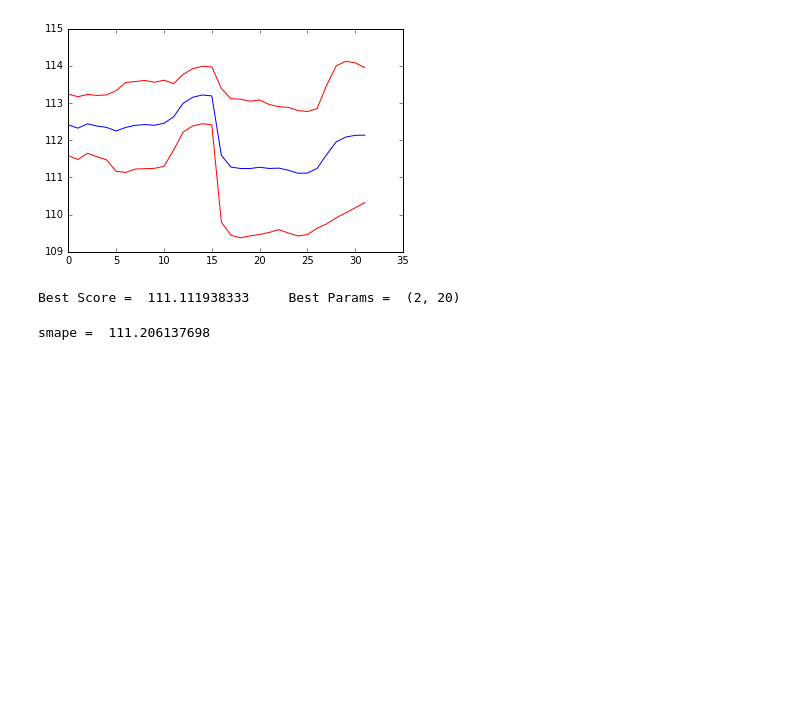
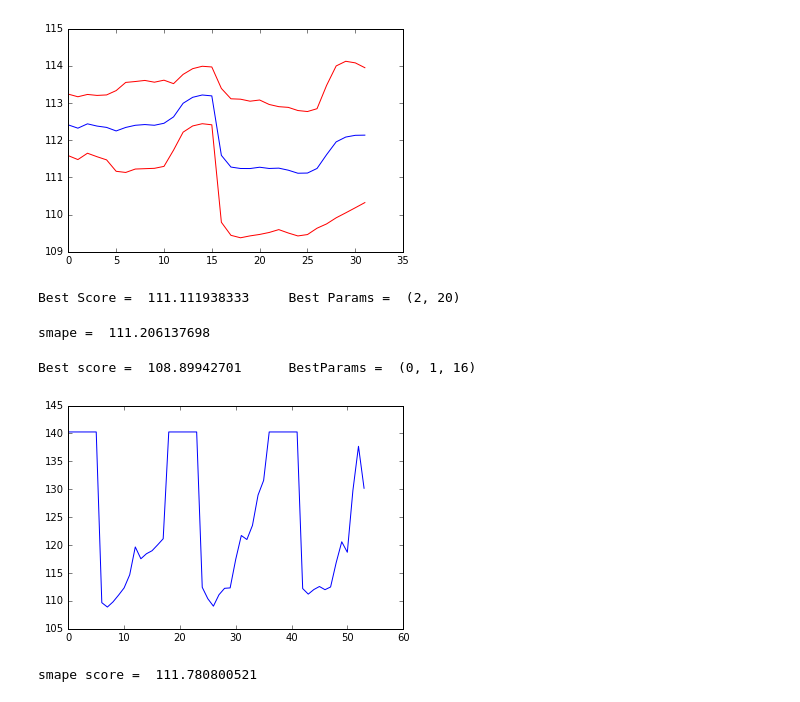
Before and after one commit to MatthewMcGonagle/KaggleWikiTraffic, a Jupyter notebook: SimpleValidation.ipynb, the cells around one changed output. Drawn from its saved outputs; the diff is of its cells as text; code cells hidden in the pictures; blank space fills up the shorter version.

Commit message:
Extra parameter search over time powers, polynomial powers, and window size. Still need to add in finer scale cross validation search.

```diff
--- a/SimpleValidation.ipynb
+++ b/SimpleValidation.ipynb
@@ -291,3 +289,54 @@ Y_predict = model.predict(X_test)
 print('smape = ', smape(Y_predict, Y_test))
 # %% [output]
 smape =  111.206137698
+# %%
+# Now let's do a rough validation search including the powers put into the pre-transformer.
+
+windowStep = 8
+nWindowSteps = 7
+maxTimePower = 3
+maxPolyPower = 3
+
+windowSizes = np.arange(windowStep, nWindowSteps * windowStep, windowStep)
+timePowers = np.arange(maxTimePower)
+polyPowers = np.arange(maxPolyPower)
+
+hyperparams = [(x, y, z) for x in timePowers for y in polyPowers for z in windowSizes]
+
+model = Pipeline([ ('pre', FunctionTransformer(windowsMultiPower)),
+                   ('poly', PolynomialFeatures()),
+                   ('linear', LinearRegression()) ])
+
+scores = np.empty(0)
+bestScore = 1000
+bestParams = None
+
+for tPower, polyPower, size in hyperparams:
+    model.set_params(pre__kw_args = {'windowT' : size, 'power' : tPower},
+                     poly__degree = polyPower)
+    model.fit(X_train, Y_train)
+    Y_predict = model.predict(X_valid)
+    thisScore = smape(Y_predict, Y_valid)
+    scores = np.append(scores, thisScore)
+    if thisScore < bestScore:
+        bestScore = thisScore
+        bestParams = (tPower, polyPower, size)
+
+print('Best score = ', bestScore, '\tBestParams = ', bestParams)
+plt.plot(scores)
+plt.show()
+# %% [output]
+Best score =  108.89942701      BestParams =  (0, 1, 16)
+[figure, added]
+# %%
+# Now let's do a test.
+
+tPower, polyPower, size = bestParams
+model.set_params(pre__kw_args = {'windowT' : size, 'power' : tPower},
+                     poly__degree = polyPower)
+model.fit(X_trainvalid, Y_trainvalid)
+Y_predict = model.predict(X_test)
+
+print('smape score = ', smape(Y_predict, Y_test))
+# %% [output]
+smape score =  111.780800521
```
Also changed, not shown: parts of 1 cell of this notebook.
